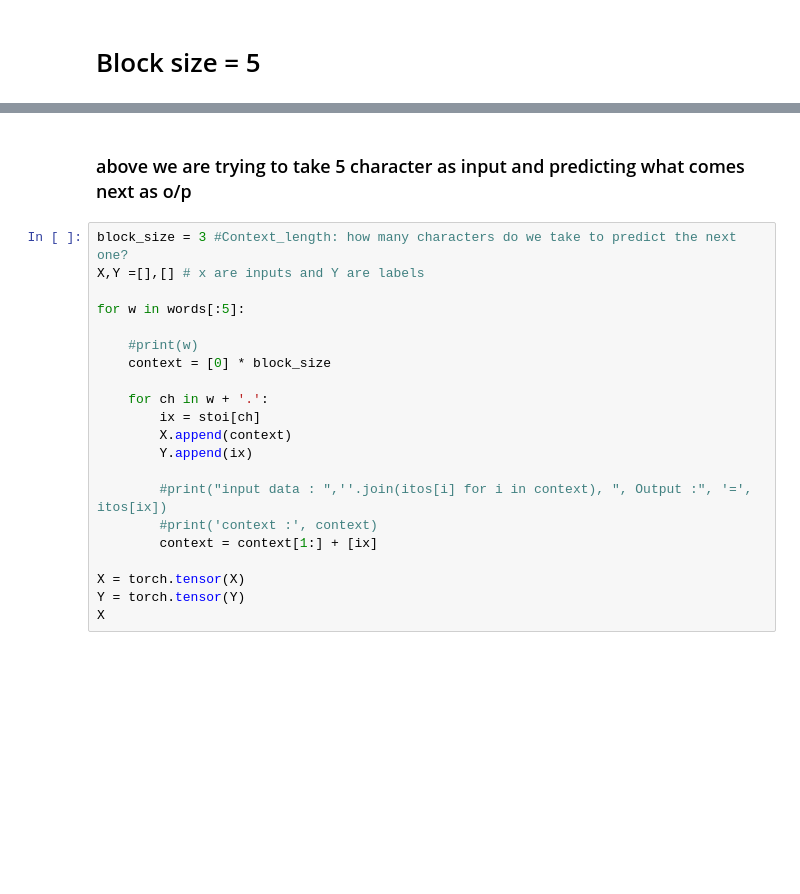
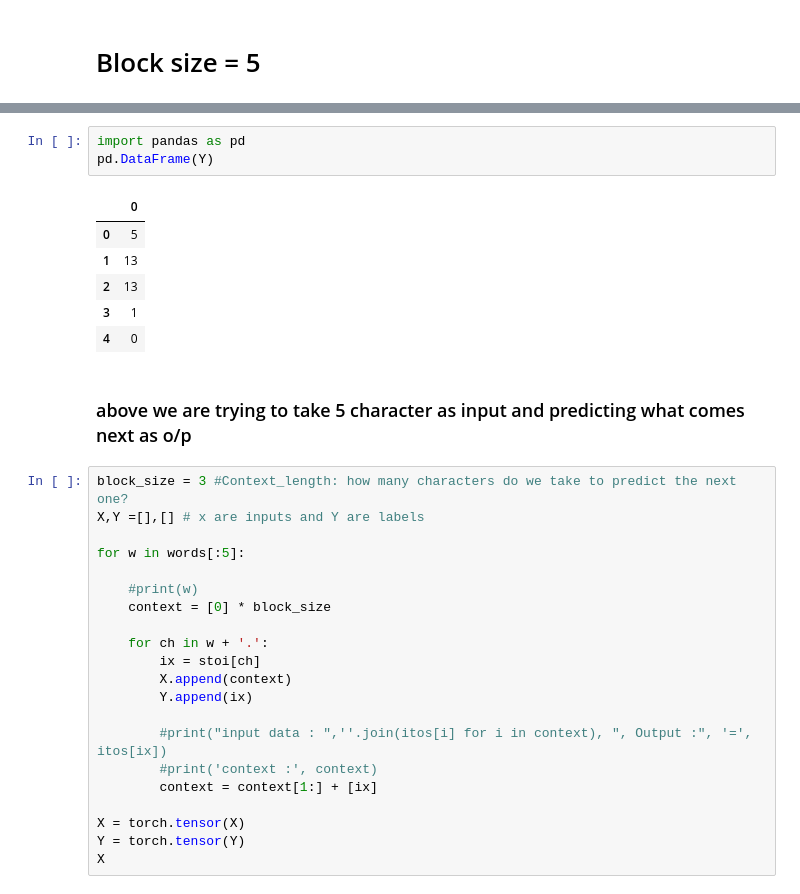
Before and after one commit to vinayvaida27/Transformer, a Jupyter notebook: MLP.ipynb, the cells around one changed output, grey strips where cells are left out. Drawn from its saved outputs; the diff is of its cells as text; blank space fills up the shorter version.

```diff
--- a/MLP.ipynb
+++ b/MLP.ipynb
@@ -147,3 +155,13 @@ output tensor : tensor([ 5, 13, 13,  1,  0])
+# %%
+import pandas as pd
+pd.DataFrame(Y)
+# %% [output]
+|  | 0 |
+| 0 | 5 |
+| 1 | 13 |
+| 2 | 13 |
+| 3 | 1 |
+| 4 | 0 |
 # %% [markdown]
 ### above we are trying to take 5 character as input and predicting what comes next as o/p
 # %%
```
Also changed, not shown: parts of 46 cells of this notebook, 1 other file.
